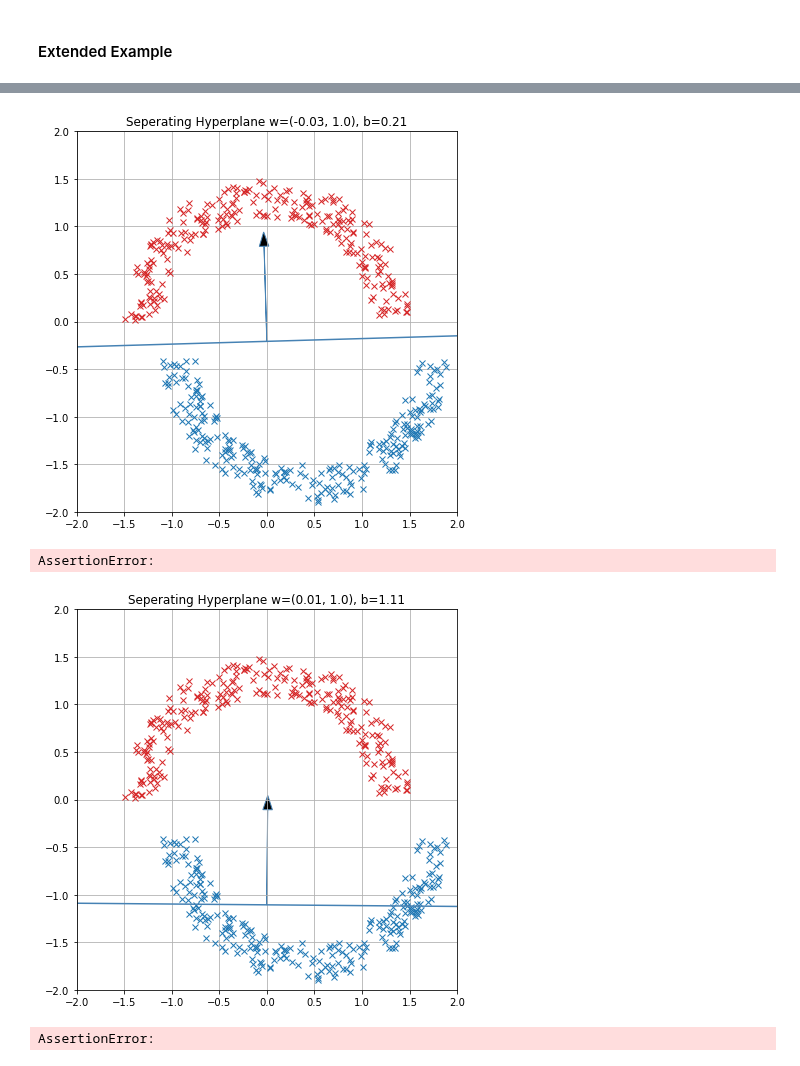
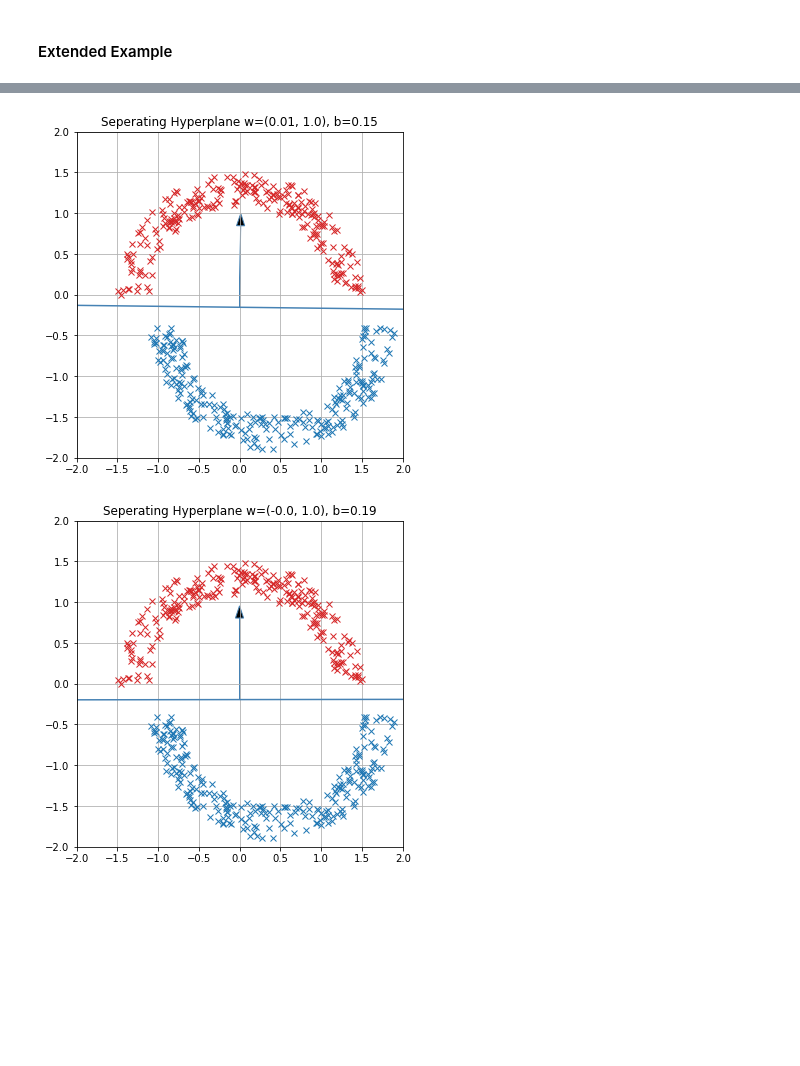
Before and after one commit to apefind/math, a Jupyter notebook: notebook/neural_network/delta_rule.ipynb, the cells around one changed output, grey strips where cells are left out. Cells and saved outputs as stored; diff of their text form; code cells hidden in the pictures; blank space fills up the shorter version.

```diff
--- a/notebook/neural_network/delta_rule.ipynb
+++ b/notebook/neural_network/delta_rule.ipynb
@@ -196,3 +195,0 @@ analyze_boolean_approx(NAND, a, da, fire, S, E, trials)
-# %%
-a, da, fire = lambda x: 0.5 * tanh(x) + 0.5, lambda x: 0.5 * dx_tanh(x), heaviside
-analyze_boolean_approx(NAND, a, da, fire, S, E, trials)
@@ -207,3 +195,0 @@ analyze_boolean_approx(NAND, a, da, fire, S, E, trials)
-# %%
-a, da, fire = relu, dx_relu, step
-analyze_boolean_approx(OR, a, da, fire, S, E, trials)
@@ -231,17 +212,16 @@ def get_annulus_test_data(x=0.4, y=-0.4, r0=1.1, r1=1.5, n=125):
     return A0, A1, T
 
 
-def verify_annulus_classification(a, A0, A1, w, b, fire=heaviside):
-    assert all(fire(a(dotprod(w, x) + b)) == 1 for x in A0) and all(fire(a(dotprod(w, x) + b)) == 0 for x in A1)
+def verify_annulus_classification(a, A0, A1, w, b, classify=heaviside):
+    assert all(classify(dotprod(w, x) + b) == 1 for x in A0) and all(classify(dotprod(w, x) + b) == 0 for x in A1)
 # %%
 import matplotlib
 import matplotlib.pyplot as plot
 
 
-def plot_annulus_classification(A0, A1, w, b, t=2.0, size=(7, 7)):
-
+def plot_annulus_classification(A0, A1, w, b, t=2.0, size=(6, 6)):
     def ln(x):
-        return - x * w[0] / w [1] - b / w[1]
+        return -x * w[0] / w[1] - b / w[1]
 
     w, b = normed(w), b / norm(w)
     fig = plot.figure()
@@ -249,7 +229,6 @@ def plot_annulus_classification(A0, A1, w, b, t=2.0, size=(7, 7)):
     ax = plot.axes()
     ax.set_aspect('equal')
     plot.title(f"Seperating Hyperplane w={_rnd(w)}, b={_rnd(b)}")
-#     plot.title(f"Seperating Hyperplane w={w}, b={b}")
     plot.grid()
     plot.xlim(-t, t)
     plot.ylim(-t, t)
@@ -272,24 +260,22 @@ verify_annulus_classification(linear, A0, A1, w, b, fire=heaviside)
 # %%
-s, epochs = 0.01, 250
-a, da = sigmoid, dx_sigmoid
-a, da = linear, dx_linear
-a, da = tanh, dx_tanh
-a, da = lambda x: 0.5 * tanh(x) + 0.5, lambda x: 0.5 * dx_tanh(x)
-a, da = lambda x: 0.5 * linear(x) + 0.5, lambda x: 0.5 * dx_linear(x)
+s, epochs = 0.01, 100
+a, da, classify = lambda x: 0.5 * linear(x) + 0.5, lambda x: 0.5 * dx_linear(x), heaviside
 
 w, b = delta_rule(T, a=a, da=da, s=s, epochs=epochs)
-plot_annulus_classification(A0, A1,  w, b)
-verify_annulus_classification(a, A0, A1, w, b, fire=heaviside)
+plot_annulus_classification(A0, A1, w, b)
+verify_annulus_classification(a, A0, A1, w, b, classify=classify)
 # %% [output]
-[figure, old version]
+[figure, new version]
-AssertionError:
 # %%
-s, epochs = 0.01, 100
-a, da = relu, dx_relu
+n = 250
+A0, A1, T = get_annulus_test_data(n=n)
+
+s, epochs = 0.01, 250
+offset = 0.4
+a, da, classify = relu, dx_relu, lambda x: heaviside(x, offset=offset)
 
 w, b = delta_rule(T, a=a, da=da, s=s, epochs=epochs)
-plot_annulus_classification(A0, A1, w, b)
-verify_annulus_classification(a, A0, A1, w, b, fire=heaviside)
+plot_annulus_classification(A0, A1, w, b - offset)
+verify_annulus_classification(a, A0, A1, w, b, classify=classify)
 # %% [output]
-[figure, old version]
+[figure, new version]
-AssertionError:
```
Also changed, not shown: parts of 20 cells of this notebook, 5 other files.
